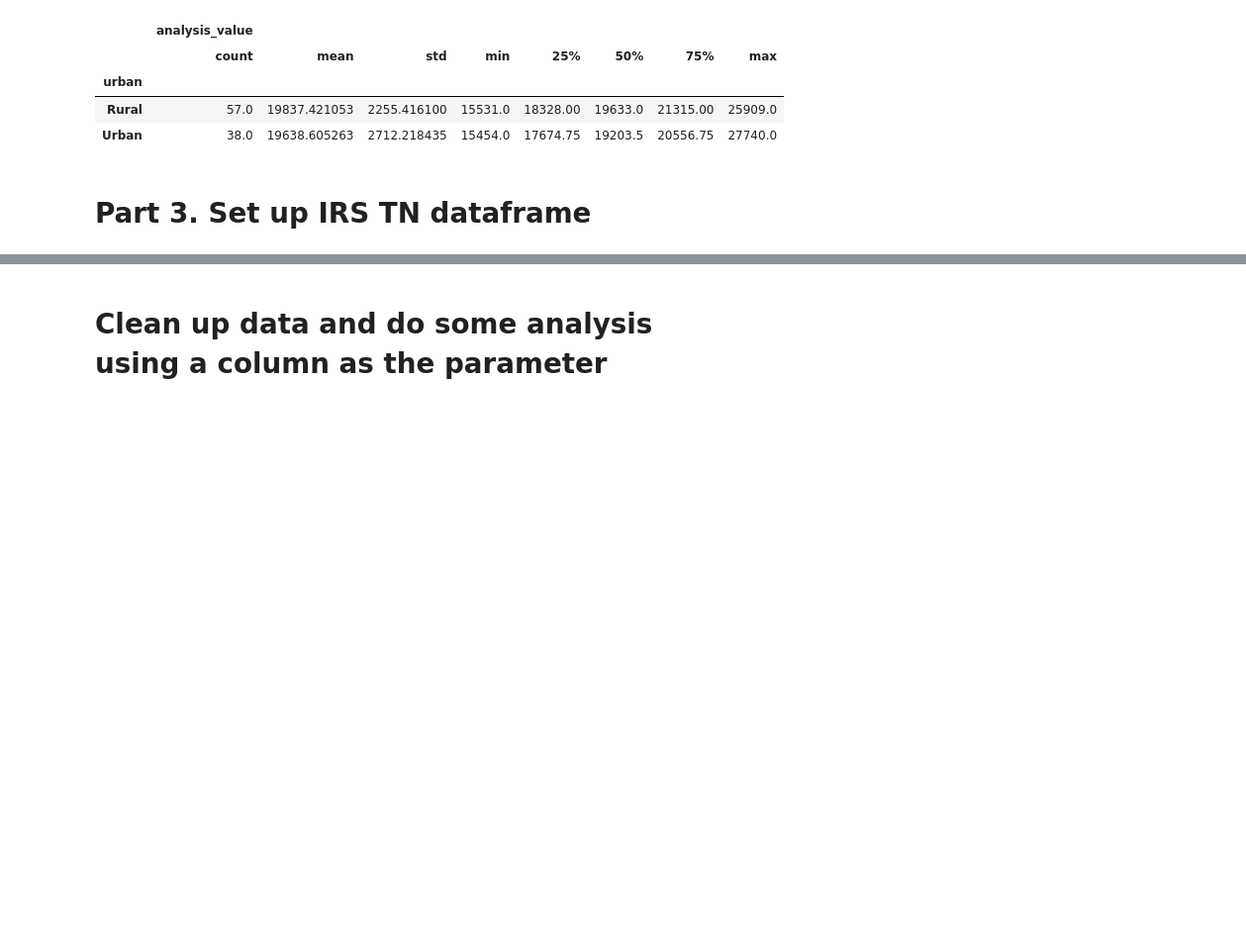
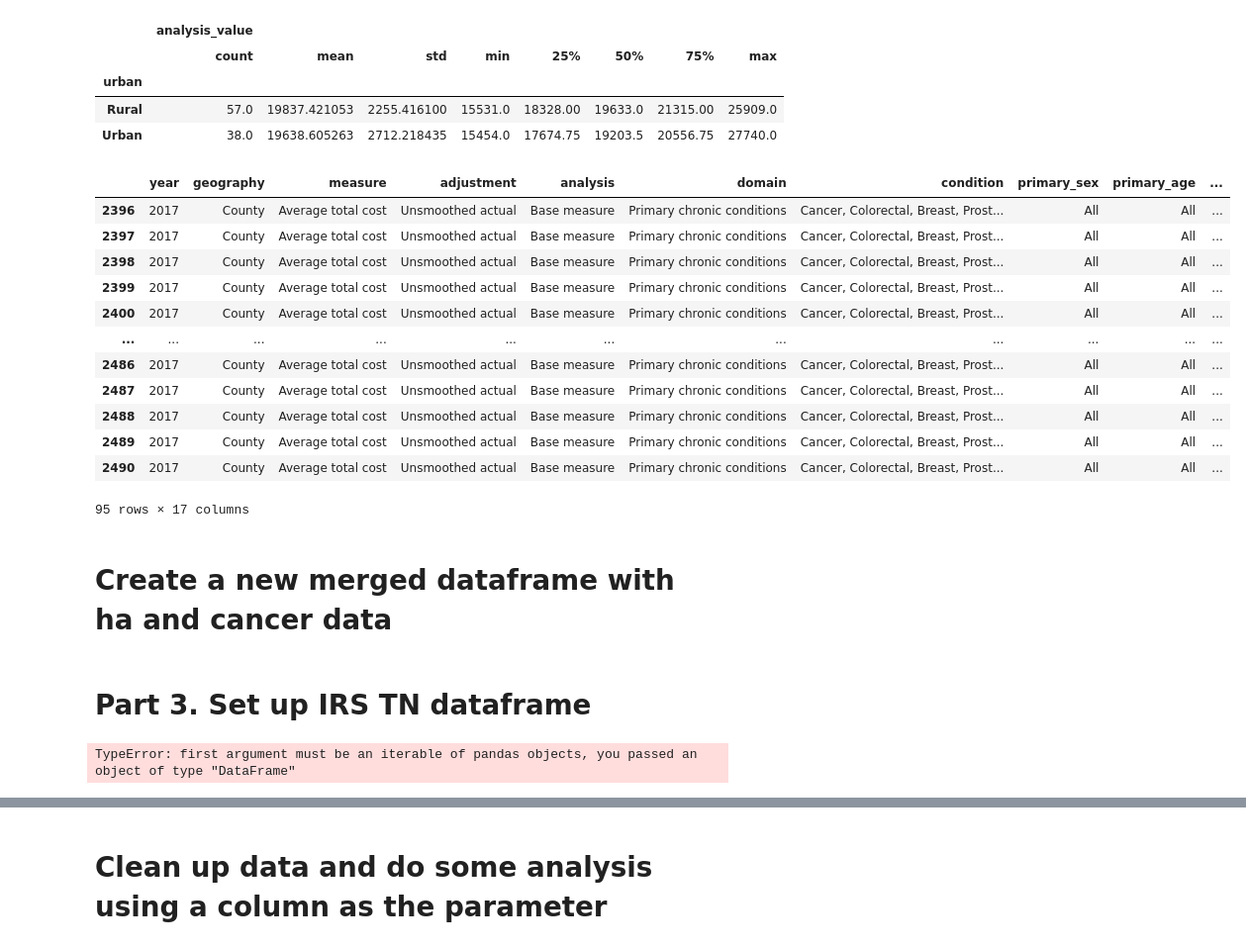
Before and after one commit to richardslogan95/data-science-essentials-3, a Jupyter notebook: LRR_notebooks/main.ipynb, the cells around one changed output, grey strips where cells are left out. Shown: that part at 99% size. Cells and saved outputs as stored; diff of their text form; code cells hidden in the pictures; blank space fills up the shorter version.

```diff
--- a/LRR_notebooks/main.ipynb
+++ b/LRR_notebooks/main.ipynb
@@ -70,5 +90,34 @@ analysis_tn_cancer_df.groupby('urban').describe()
 | urban |  |  |  |  |  |  |  |  |
 | Rural | 57.0 | 19837.421053 | 2255.416100 | 15531.0 | 18328.00 | 19633.0 | 21315.00 | 25909.0 |
 | Urban | 38.0 | 19638.605263 | 2712.218435 | 15454.0 | 17674.75 | 19203.5 | 20556.75 | 27740.0 |
+# %%
+# Rename column analysis_value
+tn_cancer_df.rename(columns = {'analysis_value' : 'cancer_avg_cost'})
+# %% [output]
+|  | year | geography | measure | adjustment | analysis | domain | condition | primary_sex | primary_age | ... |
+| 2396 | 2017 | County | Average total cost | Unsmoothed actual | Base measure | Primary chronic conditions | Cancer, Colorectal, Breast, Prost... | All | All | ... |
+| 2397 | 2017 | County | Average total cost | Unsmoothed actual | Base measure | Primary chronic conditions | Cancer, Colorectal, Breast, Prost... | All | All | ... |
+| 2398 | 2017 | County | Average total cost | Unsmoothed actual | Base measure | Primary chronic conditions | Cancer, Colorectal, Breast, Prost... | All | All | ... |
+| 2399 | 2017 | County | Average total cost | Unsmoothed actual | Base measure | Primary chronic conditions | Cancer, Colorectal, Breast, Prost... | All | All | ... |
+| 2400 | 2017 | County | Average total cost | Unsmoothed actual | Base measure | Primary chronic conditions | Cancer, Colorectal, Breast, Prost... | All | All | ... |
+| ... | ... | ... | ... | ... | ... | ... | ... | ... | ... | ... |
+| 2486 | 2017 | County | Average total cost | Unsmoothed actual | Base measure | Primary chronic conditions | Cancer, Colorectal, Breast, Prost... | All | All | ... |
+| 2487 | 2017 | County | Average total cost | Unsmoothed actual | Base measure | Primary chronic conditions | Cancer, Colorectal, Breast, Prost... | All | All | ... |
+| 2488 | 2017 | County | Average total cost | Unsmoothed actual | Base measure | Primary chronic conditions | Cancer, Colorectal, Breast, Prost... | All | All | ... |
+| 2489 | 2017 | County | Average total cost | Unsmoothed actual | Base measure | Primary chronic conditions | Cancer, Colorectal, Breast, Prost... | All | All | ... |
+| 2490 | 2017 | County | Average total cost | Unsmoothed actual | Base measure | Primary chronic conditions | Cancer, Colorectal, Breast, Prost... | All | All | ... |
+95 rows × 17 columns
+# %% [markdown]
+# Create a new merged dataframe with ha and cancer data
 # %% [markdown]
 # Part 3. Set up IRS TN dataframe
+# %%
+# Create a new dataframe, `tn_df` by merging the `county`, `urban`, and `cancer_avg_cost`
+# columns from `tn_cancer_costs` with the `county` and `ha_avg_cost` column from `tn_ha_costs`.
+
+# Make sure that the resulting DataFrame contains just the counties that are in both
+# `tn_cancer_costs` and `tn_ha_costs`.
+
+merged_df = pd.concat(tn_ha_df, tn_cancer_df)
+# %% [output]
+TypeError: first argument must be an iterable of pandas objects, you passed an object of type "DataFrame"
```
Also changed, not shown: parts of 8 cells of this notebook, 5 other files.
